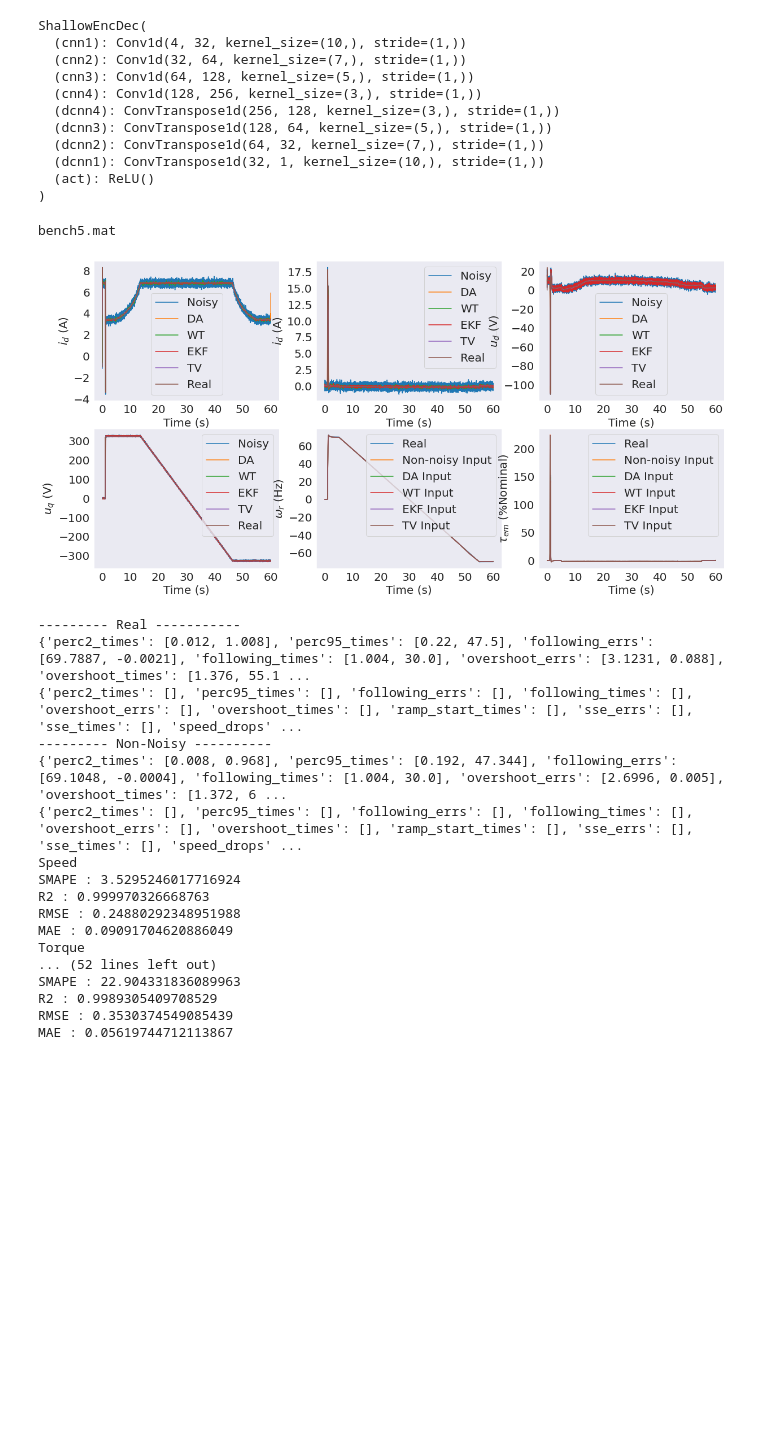
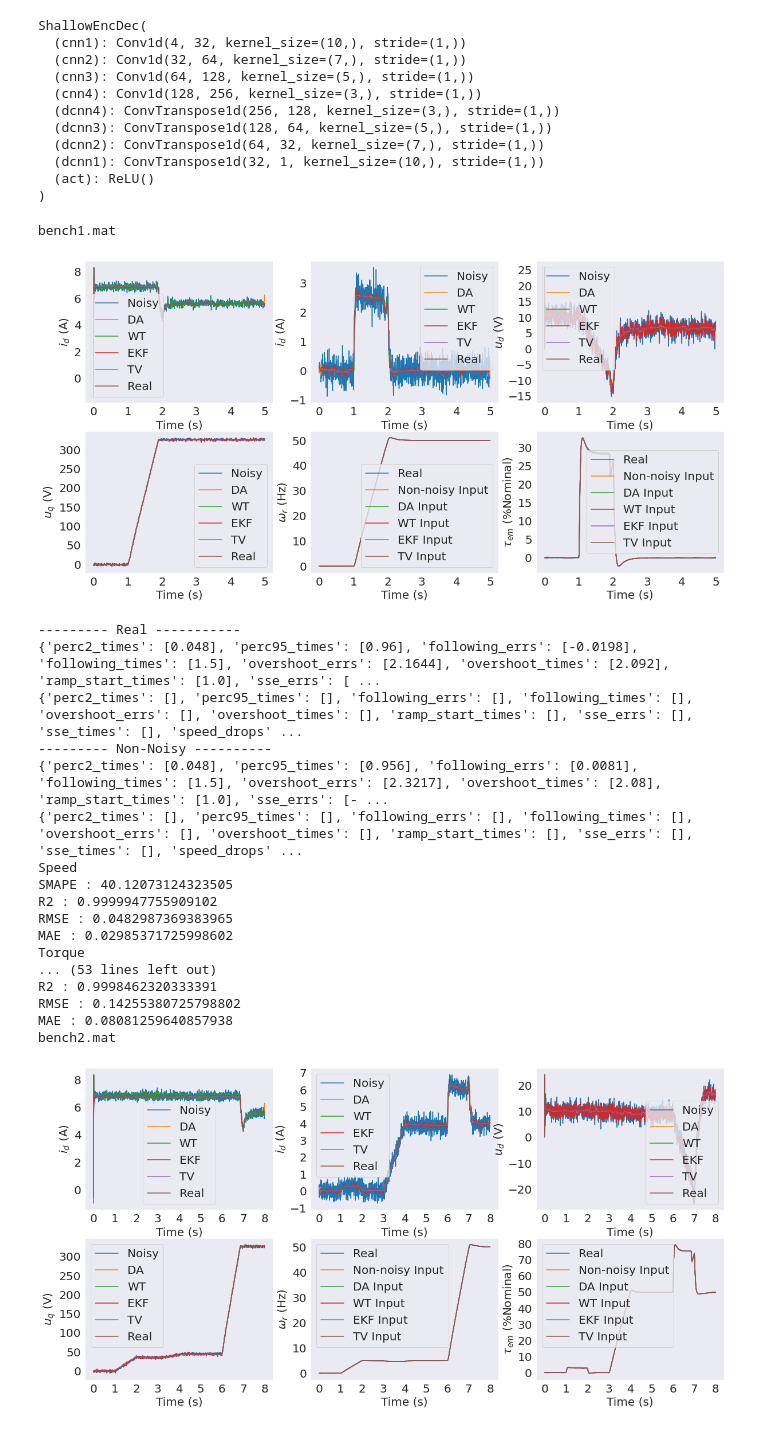
Before and after one commit to sagarverma/TemporalNeuralDenoisers, a Jupyter notebook: notebooks/predictions.ipynb, the cells around one changed output. Cells and saved outputs as stored; diff of their text form; code cells hidden in the pictures; blank space fills up the shorter version.

```diff
--- a/notebooks/predictions.ipynb
+++ b/notebooks/predictions.ipynb
@@ -104,7 +104,27 @@ mat_files.sort()
 
 alpha = 0.1
 
-for mat_file in mat_files[4:5]:
+spd_ekf_mae = []
+spd_wt_mae = []
+spd_tv_mae = []
+spd_da_mae = []
+
+trq_ekf_mae = []
+trq_wt_mae = []
+trq_tv_mae = []
+trq_da_mae = []
+
+spd_ekf_smape = []
+spd_wt_smape = []
+spd_tv_smape = []
+spd_da_smape = []
+
+trq_ekf_smape = []
+trq_wt_smape = []
+trq_tv_smape = []
+trq_da_smape = []
+
+for mat_file in mat_files:
     print (mat_file.split('/')[-1])
 
     data = loadmat(mat_file)
@@ -308,49 +328,70 @@ for mat_file in mat_files[4:5]:
     plt.xlabel('Time (s)', fontsize=20)
     plt.xticks(fontsize=20)
     plt.yticks(fontsize=20)
     plt.legend(fontsize=20)
 
     plt.show()
 
     print ('--------- Real -----------')
     compute_ee(data, data['speed'][0], data['torque'][0])
 
     print ('--------- Non-Noisy ----------')
     compute_ee(data, speed_pred, torque_pred)
     compute_ml(data, speed_pred, torque_pred)
 
     print ('------- DA --------')
     compute_ee(data, speed_pred_da, torque_pred_da)
     compute_ml(data, speed_pred_da, torque_pred_da)
 
     print ('------- WT --------')
     compute_ee(data, speed_pred_wt, torque_pred_wt)
     compute_ml(data, speed_pred_wt, torque_pred_wt)
 
     print ('------- EKF --------')
     compute_ee(data, speed_pred_ekf, torque_pred_ekf)
     compute_ml(data, speed_pred_ekf, torque_pred_ekf)
 
     print ('------- TV --------')
     compute_ee(data, speed_pred_tv, torque_pred_tv)
     compute_ml(data, speed_pred_tv, torque_pred_tv)
+
+    spd_ekf_mae.append(mae(speed_pred_ekf[250:-250], data['speed'][0, 250: -250]))
+    spd_wt_mae.append(mae(speed_pred_wt[250:-250], data['speed'][0, 250: -250]))
+    spd_tv_mae.append(mae(speed_pred_tv[250:-250], data['speed'][0, 250: -250]))
+    spd_da_mae.append(mae(speed_pred_da[250:-250], data['speed'][0, 250: -250]))
+
+    trq_ekf_mae.append(mae(torque_pred_ekf[250:-250], data['torque'][0, 250: -250]))
+    trq_wt_mae.append(mae(torque_pred_wt[250:-250], data['torque'][0, 250: -250]))
+    trq_tv_mae.append(mae(torque_pred_tv[250:-250], data['torque'][0, 250: -250]))
+    trq_da_mae.append(mae(torque_pred_da[250:-250], data['torque'][0, 250: -250]))
+
+    spd_ekf_smape.append(smape(speed_pred_ekf[250:-250], data['speed'][0, 250: -250]))
+    spd_wt_smape.append(smape(speed_pred_wt[250:-250], data['speed'][0, 250: -250]))
+    spd_tv_smape.append(smape(speed_pred_tv[250:-250], data['speed'][0, 250: -250]))
+    spd_da_smape.append(smape(speed_pred_da[250:-250], data['speed'][0, 250: -250]))
+
+    trq_ekf_smape.append(smape(torque_pred_ekf[250:-250], data['torque'][0, 250: -250]))
+    trq_wt_smape.append(smape(torque_pred_wt[250:-250], data['torque'][0, 250: -250]))
+    trq_tv_smape.append(smape(torque_pred_tv[250:-250], data['torque'][0, 250: -250]))
+    trq_da_smape.append(smape(torque_pred_da[250:-250], data['torque'][0, 250: -250]))
 # %% [output]
-bench5.mat
+bench1.mat
-[figure, old version]
+[figure, new version]
 --------- Real -----------
-{'perc2_times': [0.012, 1.008], 'perc95_times': [0.22, 47.5], 'following_errs': [69.7887, -0.0021], 'following_times': [1.004, 30.0], 'overshoot_errs': [3.1231, 0.088], 'overshoot_times': [1.376, 55.1 ...
+{'perc2_times': [0.048], 'perc95_times': [0.96], 'following_errs': [-0.0198], 'following_times': [1.5], 'overshoot_errs': [2.1644], 'overshoot_times': [2.092], 'ramp_start_times': [1.0], 'sse_errs': [ ...
 {'perc2_times': [], 'perc95_times': [], 'following_errs': [], 'following_times': [], 'overshoot_errs': [], 'overshoot_times': [], 'ramp_start_times': [], 'sse_errs': [], 'sse_times': [], 'speed_drops' ...
 --------- Non-Noisy ----------
-{'perc2_times': [0.008, 0.968], 'perc95_times': [0.192, 47.344], 'following_errs': [69.1048, -0.0004], 'following_times': [1.004, 30.0], 'overshoot_errs': [2.6996, 0.005], 'overshoot_times': [1.372, 6 ...
+{'perc2_times': [0.048], 'perc95_times': [0.956], 'following_errs': [0.0081], 'following_times': [1.5], 'overshoot_errs': [2.3217], 'overshoot_times': [2.08], 'ramp_start_times': [1.0], 'sse_errs': [- ...
 {'perc2_times': [], 'perc95_times': [], 'following_errs': [], 'following_times': [], 'overshoot_errs': [], 'overshoot_times': [], 'ramp_start_times': [], 'sse_errs': [], 'sse_times': [], 'speed_drops' ...
 Speed
-SMAPE : 3.5295246017716924
-R2 : 0.999970326668763
-RMSE : 0.24880292348951988
-MAE : 0.09091704620886049
+SMAPE : 40.12073124323505
+R2 : 0.9999947755909102
+RMSE : 0.0482987369383965
+MAE : 0.02985371725998602
 Torque
-... (52 lines left out)
-SMAPE : 22.904331836089963
-R2 : 0.9989305409708529
-RMSE : 0.3530374549085439
-MAE : 0.05619744712113867
+... (53 lines left out)
+R2 : 0.9998462320333391
+RMSE : 0.14255380725798802
+MAE : 0.08081259640857938
+bench2.mat
+[figure, added]
```
Also changed, not shown: parts of 4 cells of this notebook, 1 other file.
